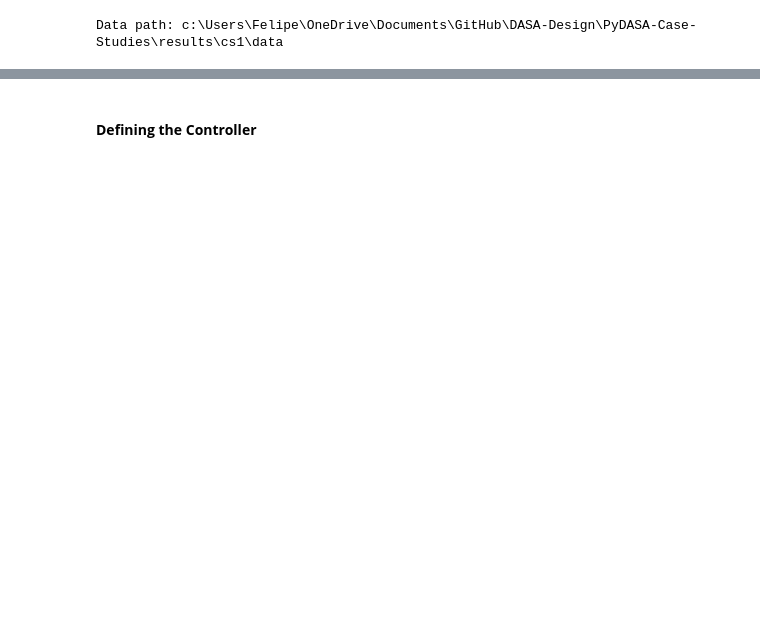
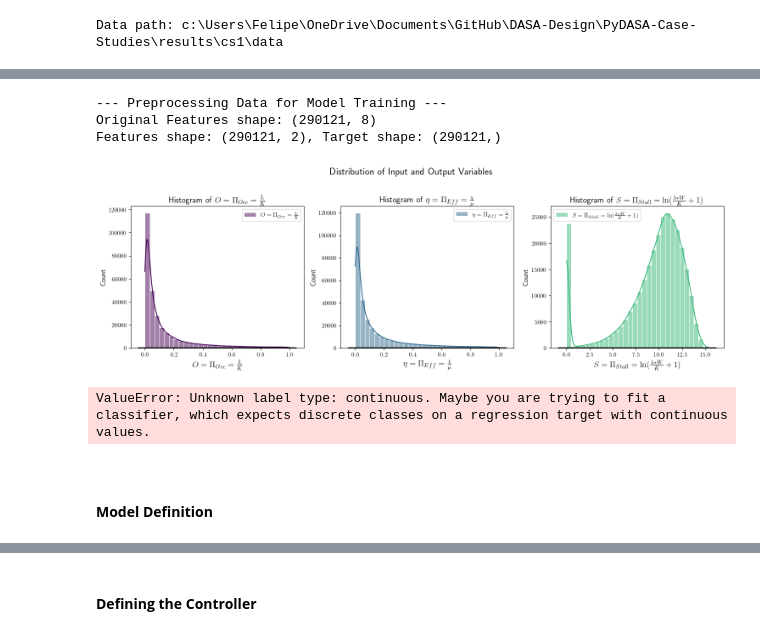
Before and after one commit to DASA-Design/PyDASA-CS1-TAS, a Jupyter notebook: CS-01D - TAS - Dimensional Ctrl Training.ipynb, the cells around one changed output, grey strips where cells are left out. Cells and saved outputs as stored; diff of their text form; code cells hidden in the pictures; blank space fills up the shorter version.

Commit message:
DA model with 1e6 experiments + ML Controller Model training

```diff
--- a/CS-01D - TAS - Dimensional Ctrl Training.ipynb
+++ b/CS-01D - TAS - Dimensional Ctrl Training.ipynb
@@ -386,0 +404,15 @@ memory usage: 6.6 MB
+# %%
+print("--- Preprocessing Data for Model Training ---")
+# 1. Load data
+data = dflt_da_exp.copy()
+
+# Extract X (features) and y (target)
+# Using Occupation and Efficiency as inputs
+X = data[[occ_coef, eff_coef]].values
+y = data[stall_coef].values  # Predicting Stall coefficient
+print(f"Original Features shape: {data.shape}")
+print(f"Features shape: {X.shape}, Target shape: {y.shape}")
+# %% [output]
+--- Preprocessing Data for Model Training ---
+Original Features shape: (290121, 8)
+Features shape: (290121, 2), Target shape: (290121,)
@@ -386,0 +507,17 @@ memory usage: 6.6 MB
+# %%
+plot_vars_histogram(data,
+                    input_vars=[occ_coef, eff_coef],
+                    output_vars=[stall_coef],
+                    # labels={occ_coef: "Occupancy Coefficient (\\rho)",
+                    #         eff_coef: "Efficiency Coefficient (\\eta)",
+                    #         stall_coef: "Stall Coefficient (\\sigma)"},
+                    title="Distribution of Input and Output Variables",)
+# %% [output]
+[figure, added]
+# %%
+# smote balance
+resampler = SMOTE(random_state=RANDOM_STATE)
+
+X_balanced, y_balanced = resampler.fit_resample(X, y)
+# %% [output]
+ValueError: Unknown label type: continuous. Maybe you are trying to fit a classifier, which expects discrete classes on a regression target with continuous values.
@@ -386,0 +546,4 @@ memory usage: 6.6 MB
+# %% [markdown]
+<!-- reg -->
+# %% [markdown]
+#### **Model Definition**
```
Also changed, not shown: parts of 23 cells of this notebook, 12 other files.
